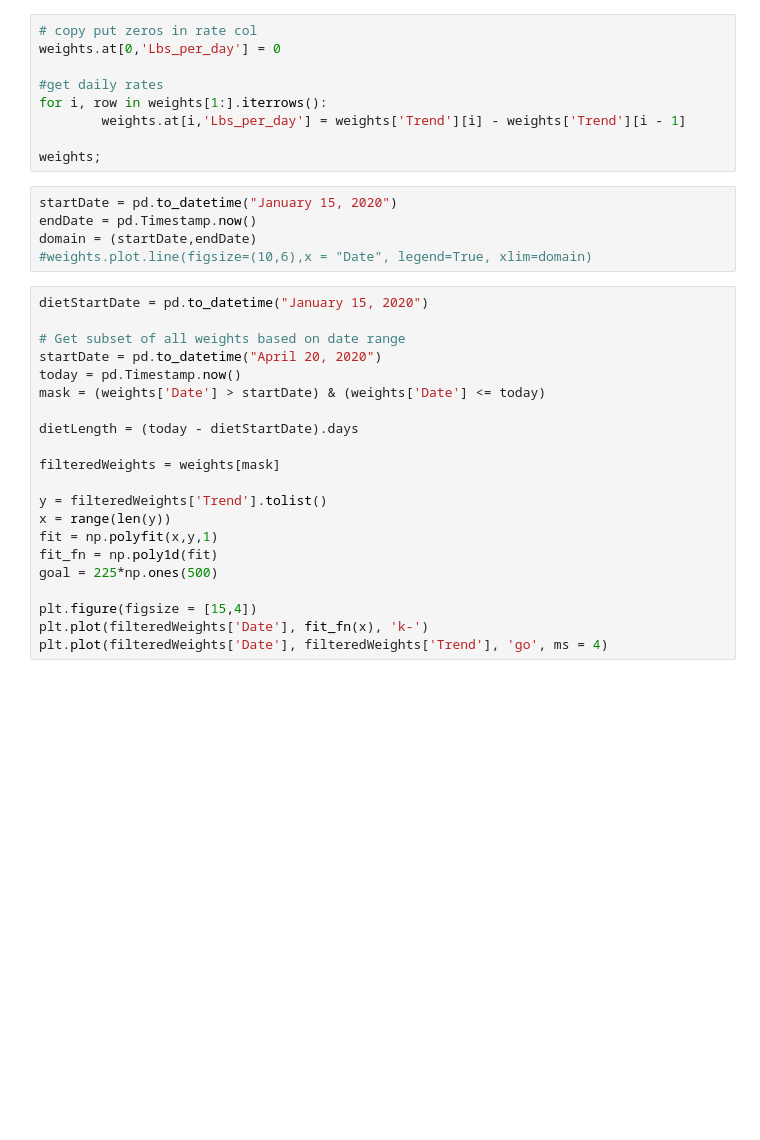
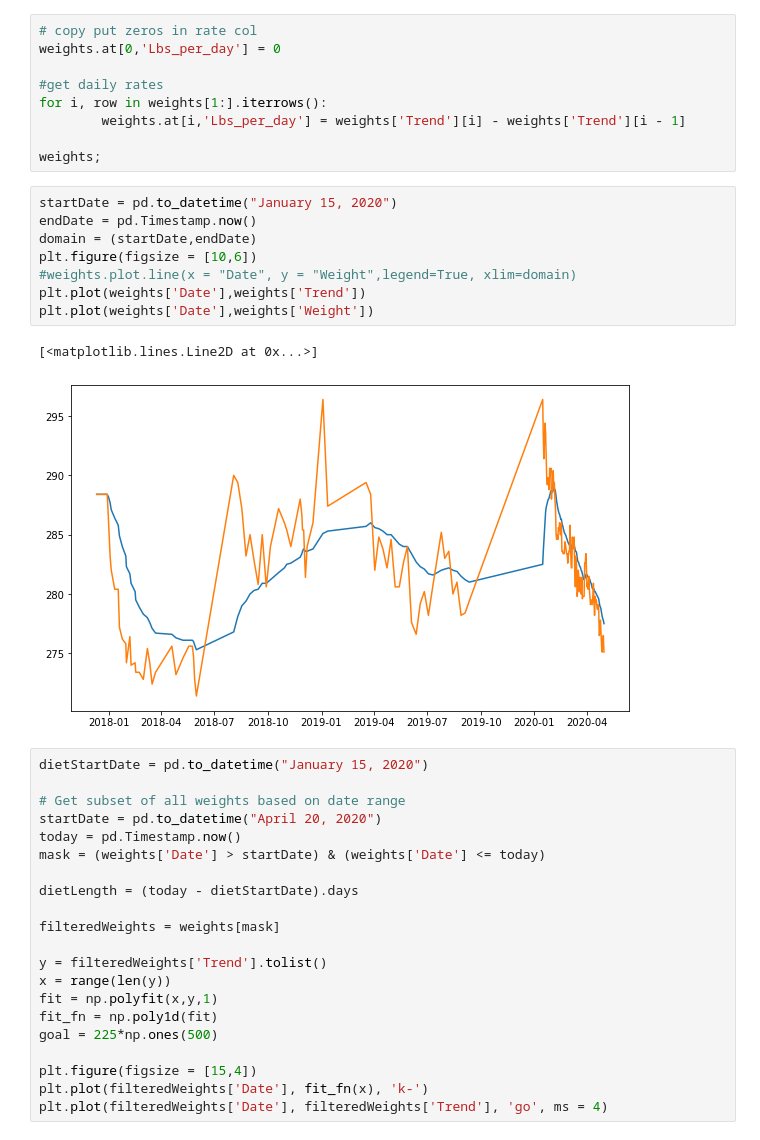
Before and after one commit to matthewalangreen/jupyter, a Jupyter notebook: Weight Charts/ImportAppleHealth.ipynb, the cells around one changed output. Cells and saved outputs as stored; diff of their text form; blank space fills up the shorter version.

```diff
--- a/Weight Charts/ImportAppleHealth.ipynb
+++ b/Weight Charts/ImportAppleHealth.ipynb
@@ -70,8 +70,14 @@ weights;
 # %%
 startDate = pd.to_datetime("January 15, 2020")
 endDate = pd.Timestamp.now()
 domain = (startDate,endDate)
-#weights.plot.line(figsize=(10,6),x = "Date", legend=True, xlim=domain)
+plt.figure(figsize = [10,6])
+#weights.plot.line(x = "Date", y = "Weight",legend=True, xlim=domain)
+plt.plot(weights['Date'],weights['Trend'])
+plt.plot(weights['Date'],weights['Weight'])
+# %% [output]
+[<matplotlib.lines.Line2D at 0x...>]
+[figure, added]
 # %%
 dietStartDate = pd.to_datetime("January 15, 2020")
 
```
